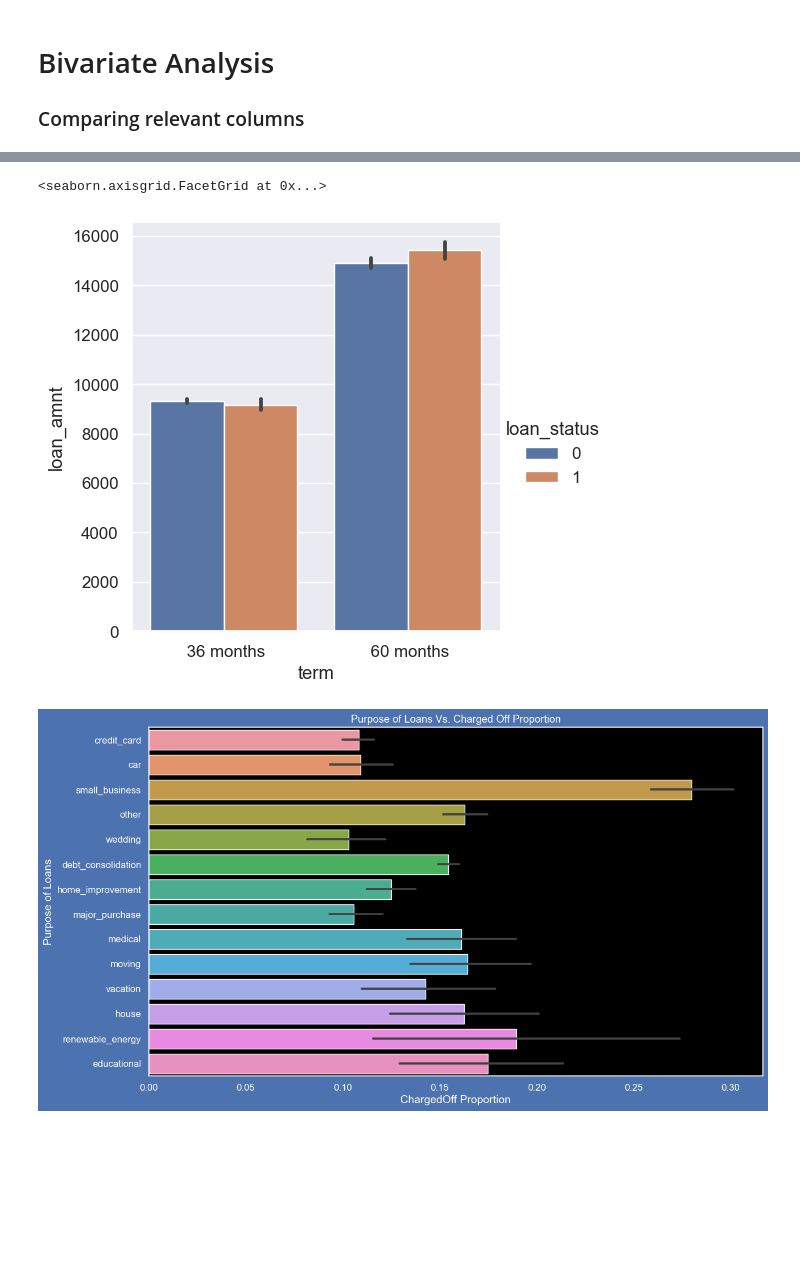
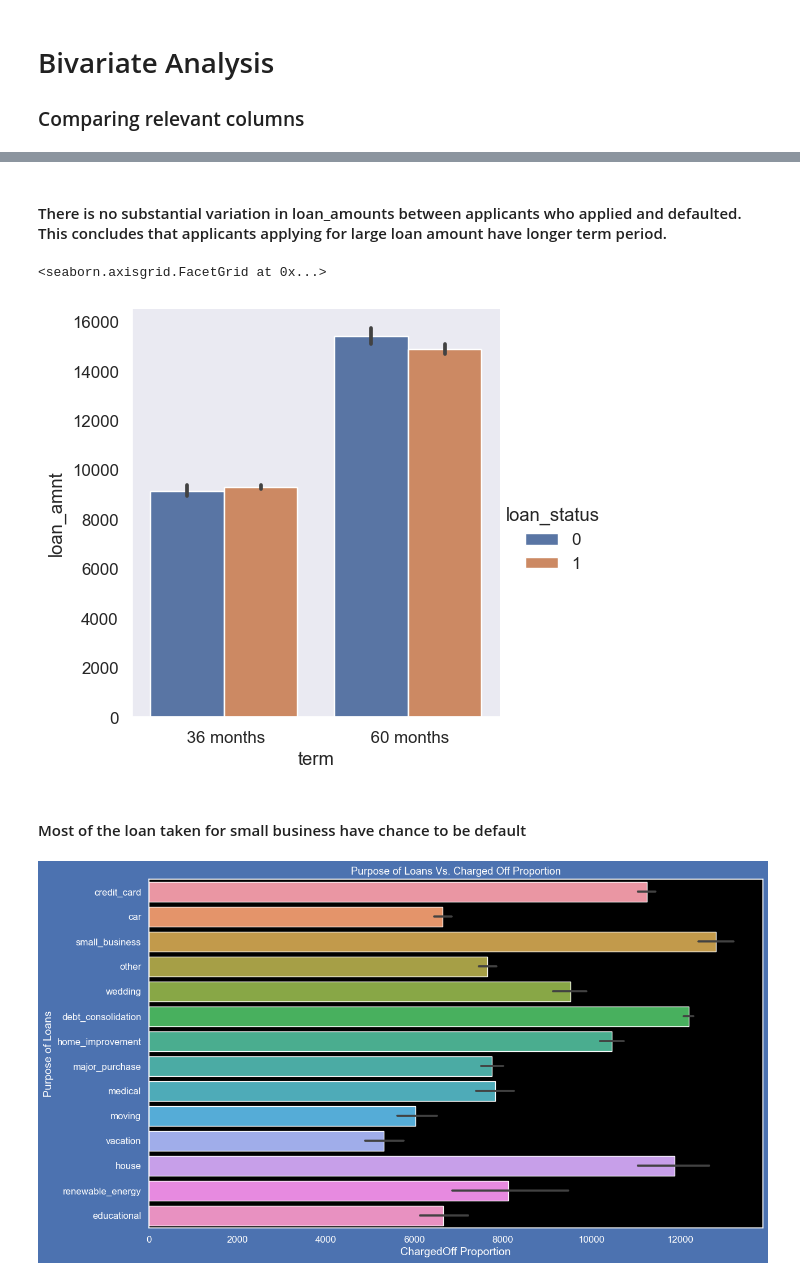
Before and after one commit to akdwivedi21/lending_club_case_study, a Jupyter notebook: akhilesh_kumar_dwivedi.ipynb, the cells around one changed output, grey strips where cells are left out. Drawn from its saved outputs; the diff is of its cells as text; code cells hidden in the pictures; blank space fills up the shorter version.

```diff
--- a/akhilesh_kumar_dwivedi.ipynb
+++ b/akhilesh_kumar_dwivedi.ipynb
@@ -109,7 +117,7 @@ array(['Fully Paid', 'Charged Off', 'Current'], dtype=object)
 df = df[df.loan_status != 'Current']
 # %%
 ### convert categorical variable to numerical variable
-laonstatus = {'Fully Paid':0,'Charged Off':1}
+laonstatus = {'Fully Paid':1,'Charged Off':0}
 df['loan_status']=df['loan_status'].map(laonstatus)
 # %%
 df['loan_status'].value_counts()
@@ -289,5 +323,4 @@ df.head()
 # %%
-df['installment_groups'] = pd.cut(df['installment'], bins=10,precision =0,labels=['14-145','145-274','274-403','403-531','531-660','660-789','789-918','918-1047','1047-1176','1176-1305'])
 df['funded_amnt_inv_group'] = pd.cut(df['funded_amnt_inv'], bins=7,labels=['0-5k','5k-10k','10k-15k','15k-20k','20k-25k','25k-30k','30k-35k']) ## bin is starting from -35?
 df['loan_amnt_groups'] = pd.cut(df['loan_amnt'], bins=7,precision =0,labels=['0-5k','5k-10k','10k-15k','15k-20k','20k-25k','25k-30k','30k-35k'])
 df['dti_groups'] = pd.cut(df['dti'], bins=5,precision =0,labels=['0-6','6-12','12-18','18-24','24-30'])
@@ -314,3 +349,0 @@ sns.countplot(x='issue_year', data=df[df.loan_status==0])
-# %%
-fig,ax = plot.subplots(figsize = (15,6))
-sns.countplot(x='installment_groups', data=df[df.loan_status==0])
@@ -445,16 +464,21 @@ sns.barplot(data =df,y='loan_amnt', x='verification_status', hue ='loan_status',
+# %% [markdown]
+#### There is no substantial variation in loan_amounts between applicants who applied and defaulted. This concludes that applicants applying for large loan amount have longer term period.
 # %%
 sns.catplot(x = 'term', y = 'loan_amnt', data = df,hue = 'loan_status', kind = 'bar')
 # %% [output]
 <seaborn.axisgrid.FacetGrid at 0x...>
-[figure, old version]
+[figure, new version]
+# %% [markdown]
+
+#### Most of the loan taken for small business have chance to be default
 # %%
 #Drawing Bar Charts from above data
 
 with plot.style.context('dark_background'):
   fig,ax1=plot.subplots(figsize=(14,8),facecolor='b')
   ax1.set(title='Purpose of Loans Vs. Charged Off Proportion')
-  ax1=sns.barplot(y='purpose',x='loan_status',data=df)
+  ax1=sns.barplot(y='purpose',x='loan_amnt',data=df)
   ax1.set_ylabel('Purpose of Loans',fontsize=14,color='w')
   ax1.set_xlabel('ChargedOff Proportion',fontsize=14,color='w')
 # %% [output]
-[figure, old version]
+[figure, new version]
```
Also changed, not shown: parts of 70 cells of this notebook, 1 other file.
